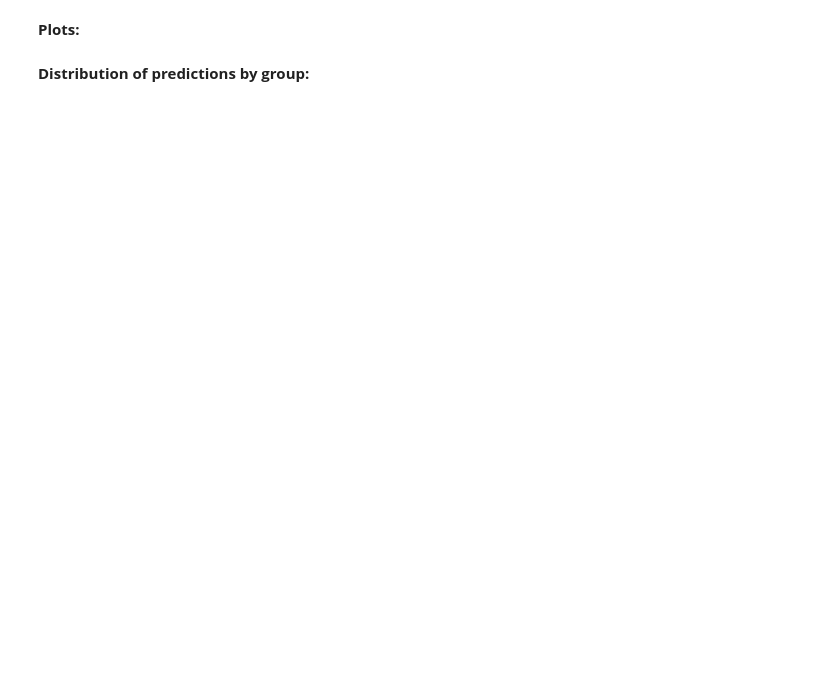
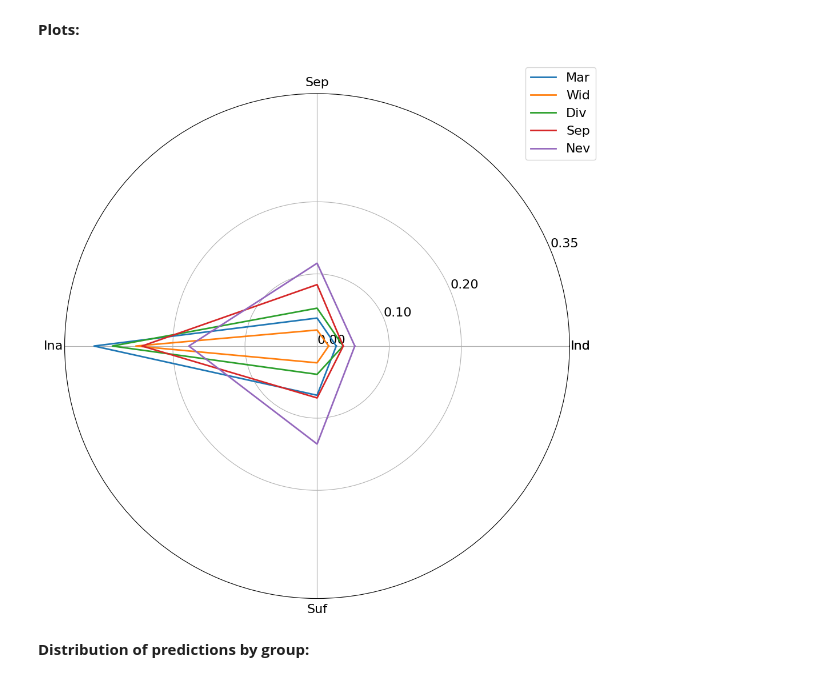
Before and after one commit to andrewklayk/humancompatible-train, a Jupyter notebook: experiments/model_plots.ipynb, the cells around one changed output. Saved outputs shown, nothing was run; the diff lists cells and outputs as text; code cells hidden in the pictures; blank space fills up the shorter version.

```diff
--- a/experiments/model_plots.ipynb
+++ b/experiments/model_plots.ipynb
@@ -18,12 +18,12 @@ This notebook presents some useful plots based on the performance of the trained
 **Load the Folktables dataset for the selected state and prepare it for usage**
 # %%
 TASK = "income"
-STATE = "OK"
+STATE = "VA"
 # %%
 sens_cols=[
-    # "MAR",
+    "MAR",
     # "SEX",
-    'RAC1P',
+    # 'RAC1P',
     ]
 
 (
@@ -45,6 +45,6 @@ sens_cols=[
     onehot=False,
     download=True,
     sens_cols=sens_cols,
-    binarize=[1],
+    binarize=[None],
     stratify=False,
 )
@@ -77,16 +87,21 @@ y_test_tensor = tensor(y_test, dtype=torch.float, device=device)
 from itertools import product
 
 constraints = {
-    "loss_equality": 0.005,
-    "unconstrained": 0.005,
+    # "loss_equality": 0.005,
+    # "unconstrained": 0.005,
+    # "unconstrained": 0.03,
+    "abs_diff_pr": 0.05,
 }
 
 dict_alg_names = {
     "StochasticGhost": "Ghost",
     "SSLALM": "SSLALM",
     "SSG": "SSw",
-    "SGD": "SGD",
+    # "SGD": "SGD",
+    "Adam": "Adam",
     "fairret": "SGD-Fairret",
+    "TorchSSLALM": "SSLALM",
+    "TorchSSG": "SSG"
 }
 
 DATASET = TASK + "_" + STATE
@@ -154,7 +186,8 @@ groupwise_dev = []
 for group_stats in groupwise_stats:
     diff = group_stats - full_data_stats
     diff = diff.add_suffix('_dev')
-    diff['sep'] = abs(diff['tpr_dev']) + abs(diff['fpr_dev'])
-    diff['suf'] = abs(diff['ppv_dev']) + abs(diff['fomr_dev'])
-    diff['ind'] = abs(diff['pr_dev'])
+    diff['Sp'] = abs(diff['tpr_dev']) + abs(diff['fpr_dev'])
+    diff['Ind'] = abs(diff['ppv_dev']) + abs(diff['fomr_dev'])
+    diff['Sf'] = abs(diff['pr_dev'])
+    diff['Ina'] = 1 - group_stats['acc']
     groupwise_dev.append(diff)
@@ -193,9 +285,13 @@ train_df
 **Plots:**
 # %%
 from utils.plotting import spider_line
+cr = con.reset_index()
+cr_alg = cr[cr['Algorithm'] == 'TorchSSLALM_0.05']
+cr_alg.index = cr_alg.group
 
-
-f = spider_line(train_df, yticks=[0,0.1,0.2,0.5])
+f = spider_line(cr_alg, yticks=[0,0.1,0.2,0.35])
+# %% [output]
+[figure, added]
 # %% [markdown]
 **Distribution of predictions by group:**
 # %%
```
Also changed, not shown: parts of 12 cells of this notebook, 15 other files.
